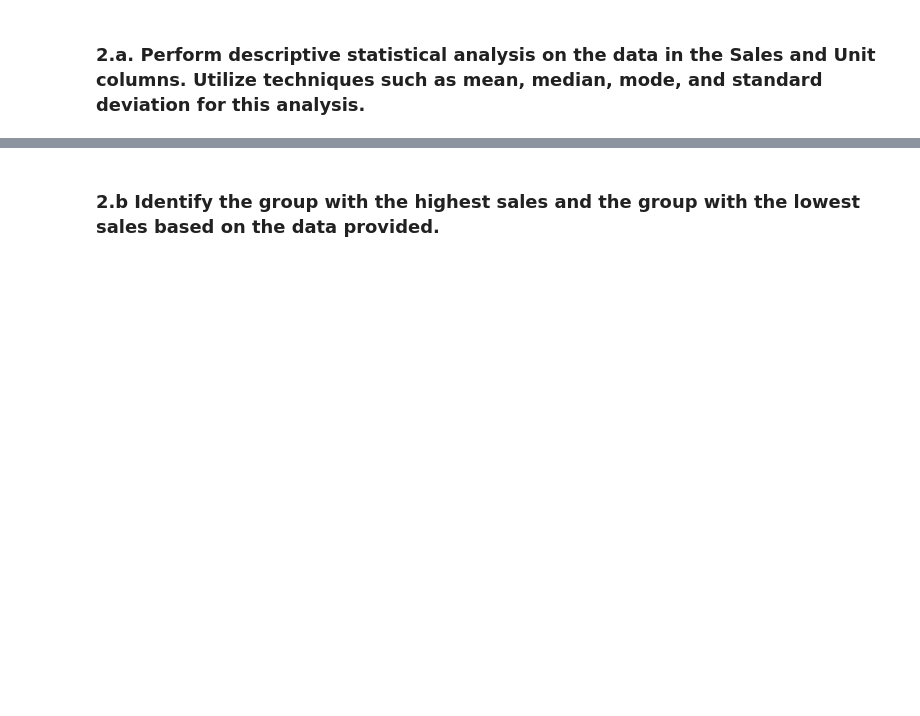
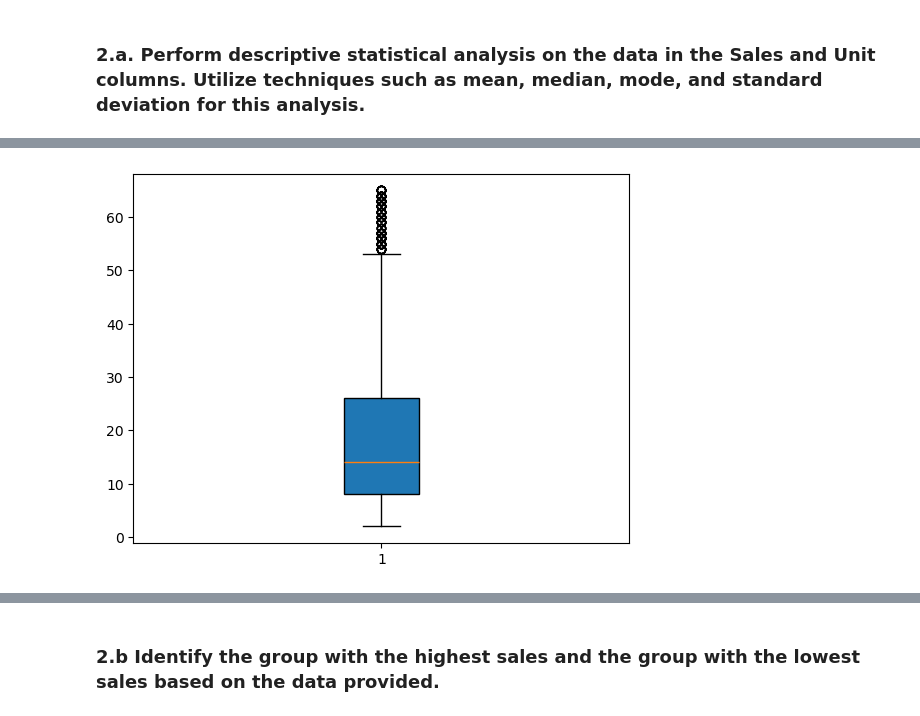
Before and after one commit to ivyshihwork/sl-ds-bootcamp, a Jupyter notebook: 5-PythonAppliedDS/SalesAnalysis/project.ipynb, the cells around one changed output, grey strips where cells are left out. Drawn from its saved outputs; the diff is of its cells as text; code cells hidden in the pictures; blank space fills up the shorter version.

```diff
--- a/5-PythonAppliedDS/SalesAnalysis/project.ipynb
+++ b/5-PythonAppliedDS/SalesAnalysis/project.ipynb
@@ -72,0 +127,4 @@ Index: []
+# %%
+# add log_Sales column to the data frame
+df['log_Sales'] = df['Sales'].apply(lambda x : np.log(x))
+print('log_Sales is added to dataframe')
@@ -72,0 +133,5 @@ Index: []
+# %%
+# add norm_Sales column which normalizes the data in min max scaler technique .
+
+df['norm_Sales'] = ( df['Sales'] - df['Sales'].min() ) / ( df['Sales'].max() - df['Sales'] )
+print('norm_Sales is  created')
@@ -74,0 +243,5 @@ Index: []
+# %%
+# unit_sale
+df['unit_sale']=df['Sales']/df['Unit']
+df['unit_sale']
+# it seems like all are 2500
@@ -88,0 +305,7 @@ df.head()
+# %%
+# Unit box plot
+plt.boxplot(df['Unit'],
+            patch_artist=True           )
+plt.show()
+# %% [output]
+[figure, added]
```
Also changed, not shown: parts of 34 cells of this notebook.
